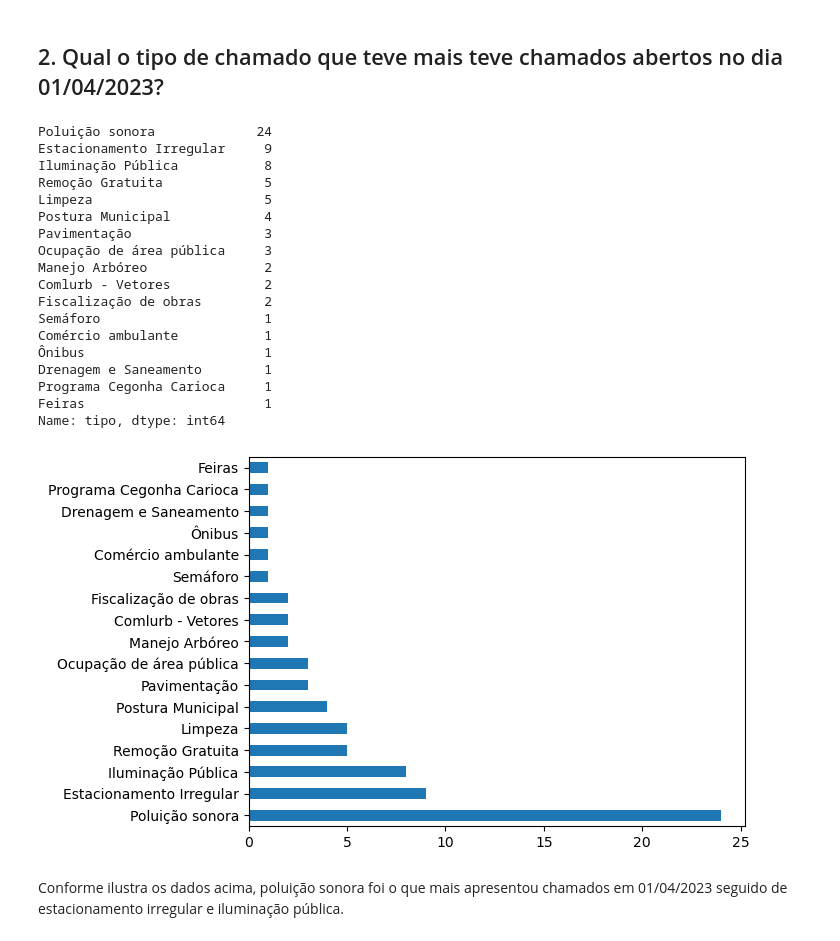
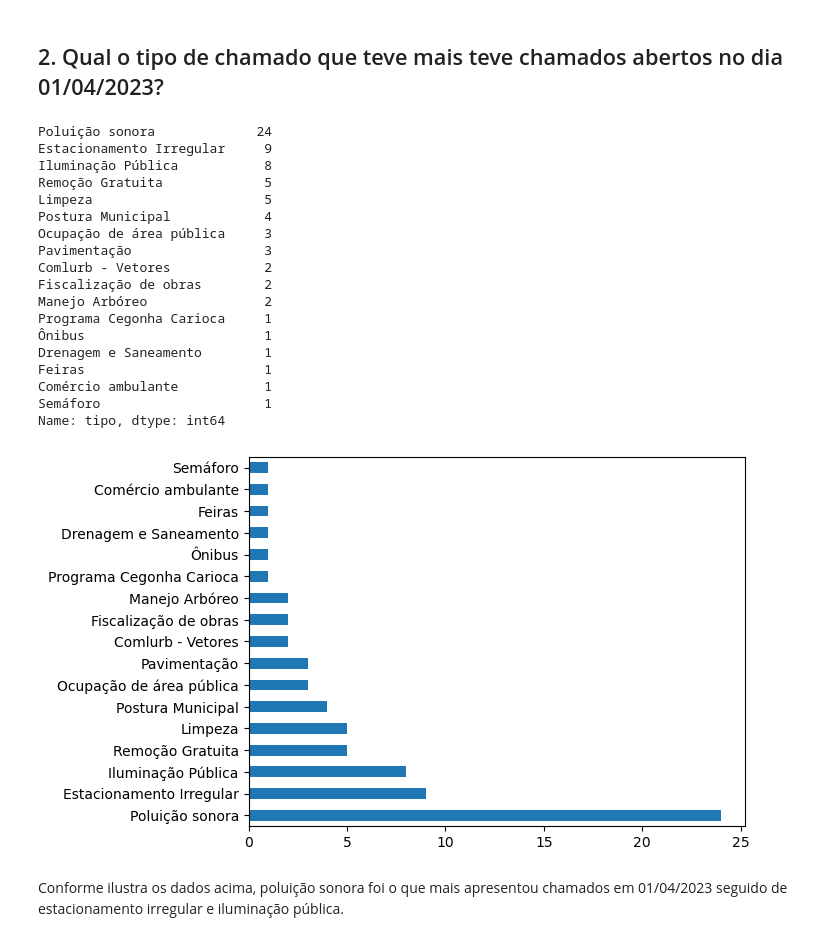
Before and after one commit to TalissaMoura/emd-desafio-junior-data-scientist, a Jupyter notebook: notebooks/01_data_analysis_chamados1746_com_geoloc.ipynb, the cells around one changed output. Saved outputs shown, nothing was run; the diff lists cells and outputs as text; code cells hidden in the pictures.

Commit message:
rerun 01_data_analysis_chamados1746_com_geoloc.ipynb

```diff
--- a/notebooks/01_data_analysis_chamados1746_com_geoloc.ipynb
+++ b/notebooks/01_data_analysis_chamados1746_com_geoloc.ipynb
@@ -13,7 +13,7 @@ from datetime import date
 # 2. Read dataset
 # %%
 df = pd.read_parquet(
-    "../datasets/raw/dataset_chamado_1746_with_geoloc_2023-04-01.parquet.gzip"
+    "../datasets/raw/dataset_daily_chamado1746_2023-04-01.parquet.gzip"
 )
 print("dataset shape: ", df.shape)
 df.head()
@@ -113,28 +107,28 @@ Quantidade de chamados em 01/04/2023:  73
 # %% [markdown]
 ## 2. Qual o tipo de chamado que teve mais teve chamados abertos no dia 01/04/2023?
 # %%
-df_apr["tipo"].value_counts().plot.barh()
-df_apr["tipo"].value_counts()
+df["tipo"].value_counts().plot.barh()
+df["tipo"].value_counts()
 # %% [output]
 Poluição sonora             24
 Estacionamento Irregular     9
 Iluminação Pública           8
 Remoção Gratuita             5
 Limpeza                      5
 Postura Municipal            4
+Ocupação de área pública     3
 Pavimentação                 3
-Ocupação de área pública     3
-Manejo Arbóreo               2
 Comlurb - Vetores            2
 Fiscalização de obras        2
-Semáforo                     1
-Comércio ambulante           1
+Manejo Arbóreo               2
+Programa Cegonha Carioca     1
 Ônibus                       1
 Drenagem e Saneamento        1
-Programa Cegonha Carioca     1
 Feiras                       1
+Comércio ambulante           1
+Semáforo                     1
 Name: tipo, dtype: int64
-[figure, old version]
+[figure, new version]
 # %% [markdown]
 Conforme ilustra os dados acima, poluição sonora foi o que mais apresentou chamados em 01/04/2023 seguido de estacionamento irregular e iluminação pública.
 # %% [markdown]
```
Also changed, not shown: parts of 11 cells of this notebook.
